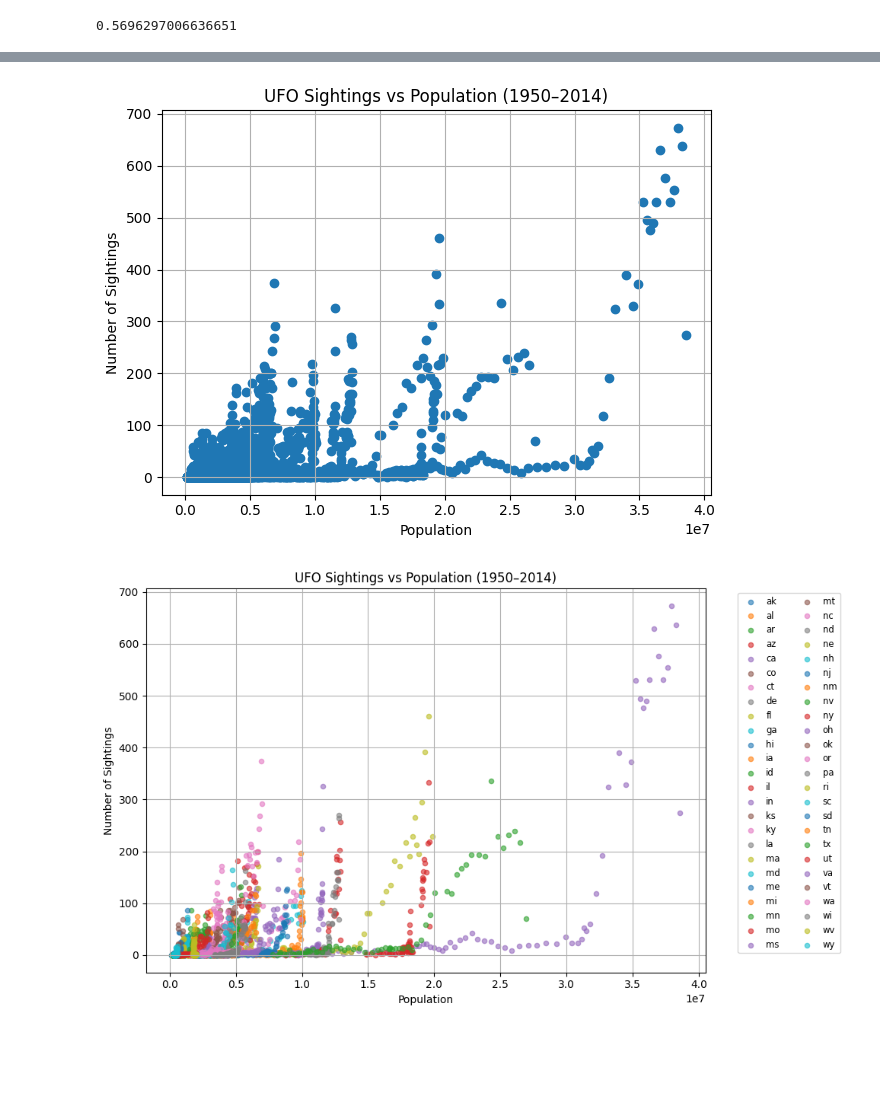
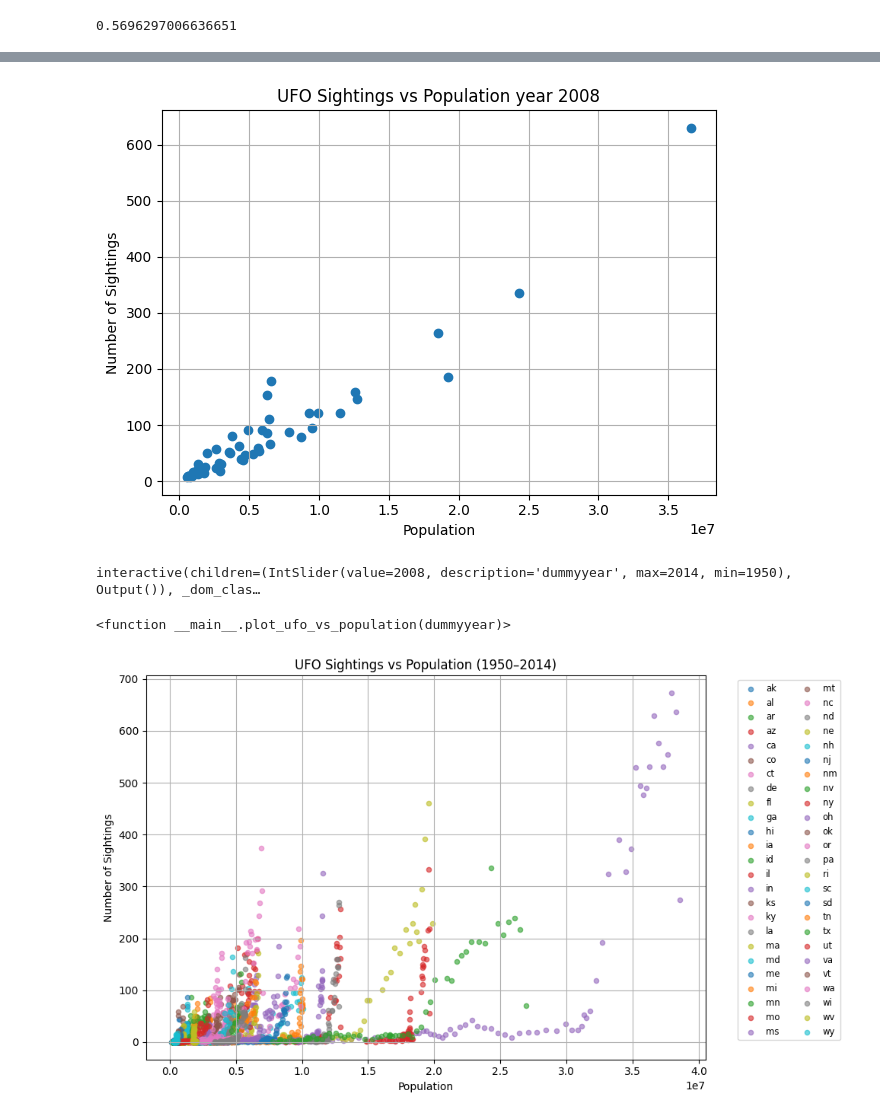
Before and after one commit to s224394two/s224394two.github.io, a Jupyter notebook: Plots/correlation.ipynb, the cells around one changed output, grey strips where cells are left out. Saved outputs shown, nothing was run; the diff lists cells and outputs as text; code cells hidden in the pictures; blank space fills up the shorter version.

```diff
--- a/Plots/correlation.ipynb
+++ b/Plots/correlation.ipynb
@@ -68,14 +116,60 @@ correlation
 # %%
-plt.scatter(data["population"], sightings_summary["num_sightings"], label="Population")
-plt.title('UFO Sightings vs Population (1950–2014)')
+dummyyear = 2008
+#cumsom=sum(sightings_summary["num_sightings"][sightings_summary["year"]==dummyyear])
+plt.scatter(data["population"][data["year"]==dummyyear], sightings_summary["num_sightings"][sightings_summary["year"]==dummyyear], label="Population")
+plt.title('UFO Sightings vs Population year 'f"{dummyyear}")
 plt.xlabel('Population')
 plt.ylabel('Number of Sightings')
 #plt.legend(bbox_to_anchor=(1.05, 1), loc='upper left', fontsize='small', ncol=2)
 plt.tight_layout()
 plt.grid(True)
 plt.show()
 # %% [output]
-[figure, old version]
+[figure, new version]
+# %%
+import matplotlib.pyplot as plt
+import pandas as pd
+from ipywidgets import interact, IntSlider
+from sklearn.linear_model import LinearRegression
+import numpy as np
+
+# Assuming data and sightings_summary are pandas DataFrames
+
+def plot_ufo_vs_population(dummyyear):
+    # Filter the data for the selected year
+    x = data["population"][data["year"] == dummyyear].values.reshape(-1, 1)
+    y = sightings_summary["num_sightings"][sightings_summary["year"] == dummyyear].values
+
+    # Check if there are enough points to fit a model
+    if len(x) > 1 and len(y) > 1:
+        model = LinearRegression()
+        model.fit(x, y)
+        slope = model.coef_[0]
+        y_pred = model.predict(x)
+    else:
+        slope = None
+        y_pred = None
+
+    # Plot
+    plt.figure(figsize=(8, 5))
+    plt.scatter(x, y, label="Population vs Sightings")
+
+    if slope is not None:
+        plt.plot(x, y_pred, color='red', label=f"Fit: slope = {slope:.2f}")
+
+    plt.title(f'UFO Sightings vs Population - Year {dummyyear}')
+    plt.xlabel('Population')
+    plt.ylabel('Number of Sightings')
+    plt.grid(True)
+    plt.legend()
+    plt.tight_layout()
+    plt.show()
+
+# Create interactive slider from the available years
+interact(plot_ufo_vs_population, dummyyear=IntSlider(min=data["year"].min(), max=data["year"].max(), step=1, value=2008))
+# %% [output]
+interactive(children=(IntSlider(value=2008, description='dummyyear', max=2014, min=1950), Output()), _dom_clas…
+<function __main__.plot_ufo_vs_population(dummyyear)>
 # %%
 plt.figure(figsize=(10, 6))
 
```
Also changed, not shown: parts of 8 cells of this notebook, 12 other files.
